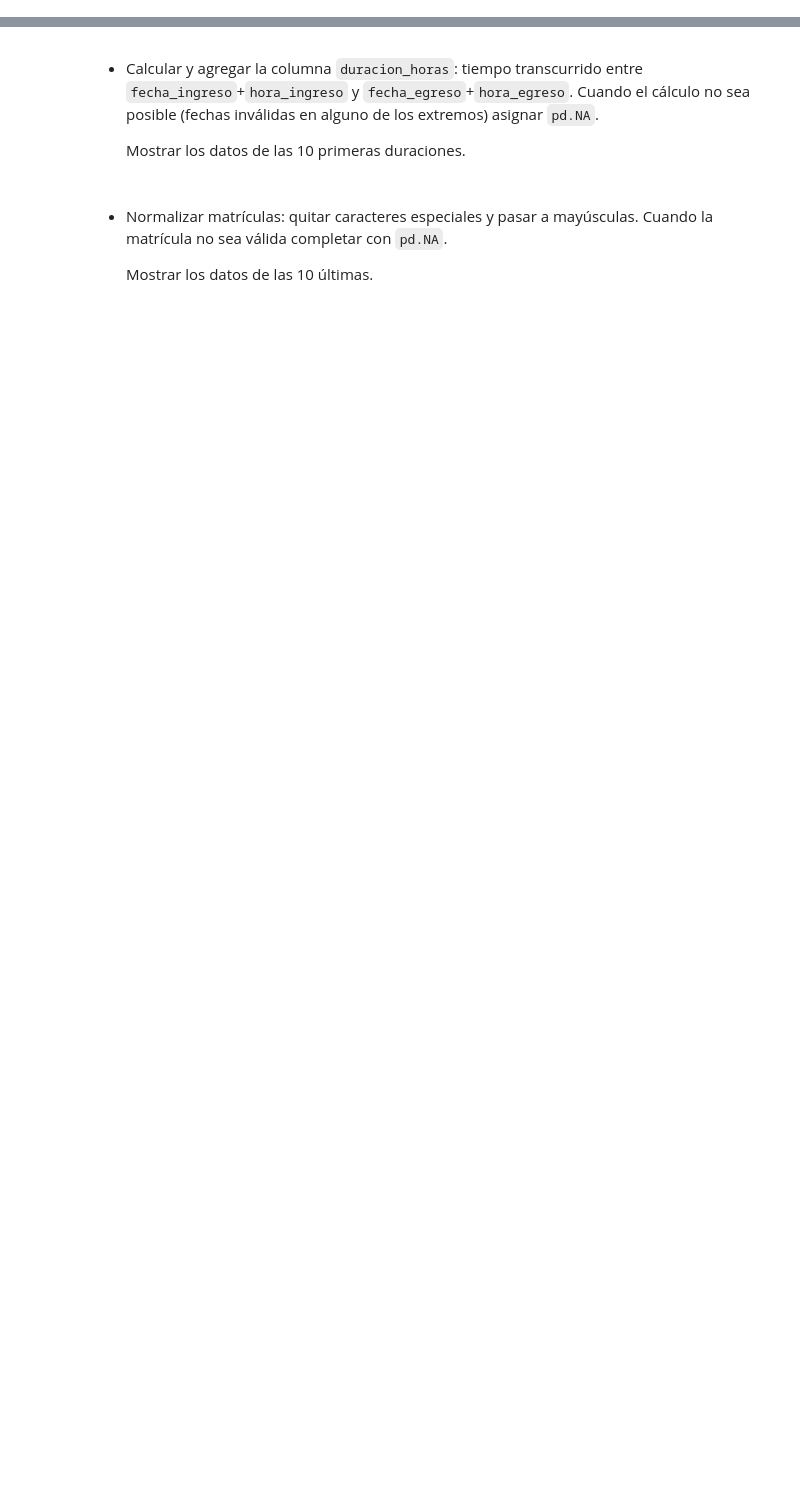
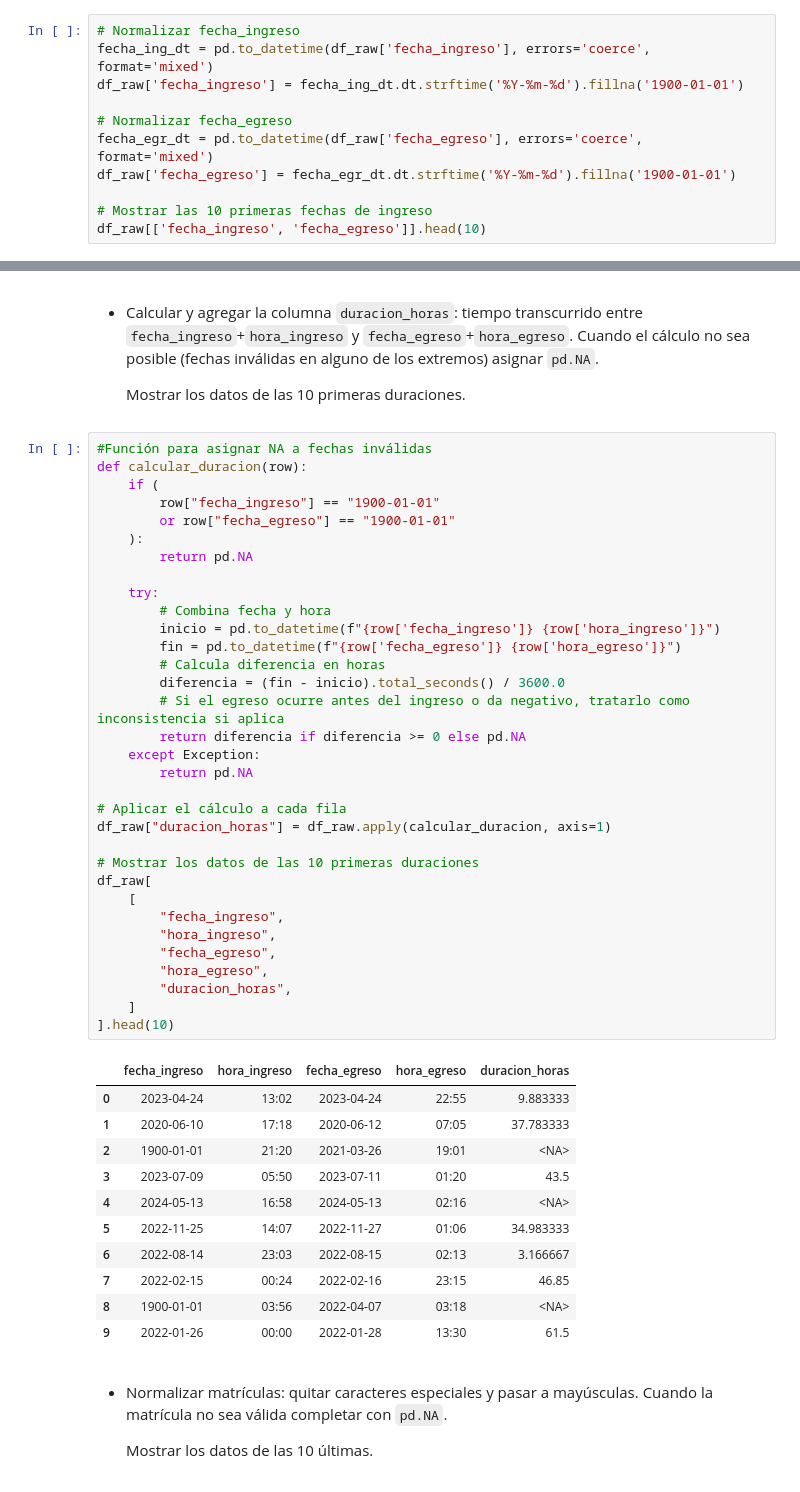
Before and after one commit to HectorOviedoM/Port_Log-Grupo_16, a Jupyter notebook: 01_Port_Log_Grupo_16.ipynb, the cells around one changed output, grey strips where cells are left out. Cells and saved outputs as stored; diff of their text form; blank space fills up the shorter version.

Commit message:
Día 3: Normalización de fechas, horas, cálculo de duración y limpieza de datos

```diff
--- a/01_Port_Log_Grupo_16.ipynb
+++ b/01_Port_Log_Grupo_16.ipynb
@@ -348,3 +348,14 @@ Utilizando Pandas, realizar la limpieza y normalización de datos:
 - Normalizar fechas de ingreso y egreso al formato `YYYY-MM-DD`. Las fechas inválidas deben completarse con `1900-01-01`.
 
   Mostrar las 10 primeras fechas de ingreso.
+# %%
+# Normalizar fecha_ingreso
+fecha_ing_dt = pd.to_datetime(df_raw['fecha_ingreso'], errors='coerce', format='mixed')
+df_raw['fecha_ingreso'] = fecha_ing_dt.dt.strftime('%Y-%m-%d').fillna('1900-01-01')
+
+# Normalizar fecha_egreso
+fecha_egr_dt = pd.to_datetime(df_raw['fecha_egreso'], errors='coerce', format='mixed')
+df_raw['fecha_egreso'] = fecha_egr_dt.dt.strftime('%Y-%m-%d').fillna('1900-01-01')
+
+# Mostrar las 10 primeras fechas de ingreso
+df_raw[['fecha_ingreso', 'fecha_egreso']].head(10)
@@ -357,6 +428,51 @@ Utilizando Pandas, realizar la limpieza y normalización de datos:
 - Calcular y agregar la columna `duracion_horas`: tiempo transcurrido entre `fecha_ingreso`+`hora_ingreso` y `fecha_egreso`+`hora_egreso`. Cuando el cálculo no sea posible (fechas inválidas en alguno de los extremos) asignar `pd.NA`.
 
   Mostrar los datos de las 10 primeras duraciones.
+# %%
+#Función para asignar NA a fechas inválidas
+def calcular_duracion(row):
+    if (
+        row["fecha_ingreso"] == "1900-01-01"
+        or row["fecha_egreso"] == "1900-01-01"
+    ):
+        return pd.NA
+
+    try:
+        # Combina fecha y hora
+        inicio = pd.to_datetime(f"{row['fecha_ingreso']} {row['hora_ingreso']}")
+        fin = pd.to_datetime(f"{row['fecha_egreso']} {row['hora_egreso']}")
+        # Calcula diferencia en horas
+        diferencia = (fin - inicio).total_seconds() / 3600.0
+        # Si el egreso ocurre antes del ingreso o da negativo, tratarlo como inconsistencia si aplica
+        return diferencia if diferencia >= 0 else pd.NA
+    except Exception:
+        return pd.NA
+
+# Aplicar el cálculo a cada fila
+df_raw["duracion_horas"] = df_raw.apply(calcular_duracion, axis=1)
+
+# Mostrar los datos de las 10 primeras duraciones
+df_raw[
+    [
+        "fecha_ingreso",
+        "hora_ingreso",
+        "fecha_egreso",
+        "hora_egreso",
+        "duracion_horas",
+    ]
+].head(10)
+# %% [output]
+|  | fecha_ingreso | hora_ingreso | fecha_egreso | hora_egreso | duracion_horas |
+| 0 | 2023-04-24 | 13:02 | 2023-04-24 | 22:55 | 9.883333 |
+| 1 | 2020-06-10 | 17:18 | 2020-06-12 | 07:05 | 37.783333 |
+| 2 | 1900-01-01 | 21:20 | 2021-03-26 | 19:01 | <NA> |
+| 3 | 2023-07-09 | 05:50 | 2023-07-11 | 01:20 | 43.5 |
+| 4 | 2024-05-13 | 16:58 | 2024-05-13 | 02:16 | <NA> |
+| 5 | 2022-11-25 | 14:07 | 2022-11-27 | 01:06 | 34.983333 |
+| 6 | 2022-08-14 | 23:03 | 2022-08-15 | 02:13 | 3.166667 |
+| 7 | 2022-02-15 | 00:24 | 2022-02-16 | 23:15 | 46.85 |
+| 8 | 1900-01-01 | 03:56 | 2022-04-07 | 03:18 | <NA> |
+| 9 | 2022-01-26 | 00:00 | 2022-01-28 | 13:30 | 61.5 |
 # %% [markdown]
 
 - Normalizar matrículas: quitar caracteres especiales y pasar a mayúsculas. Cuando la matrícula no sea válida completar con `pd.NA`.
```
Also changed, not shown: parts of 4 cells of this notebook.
